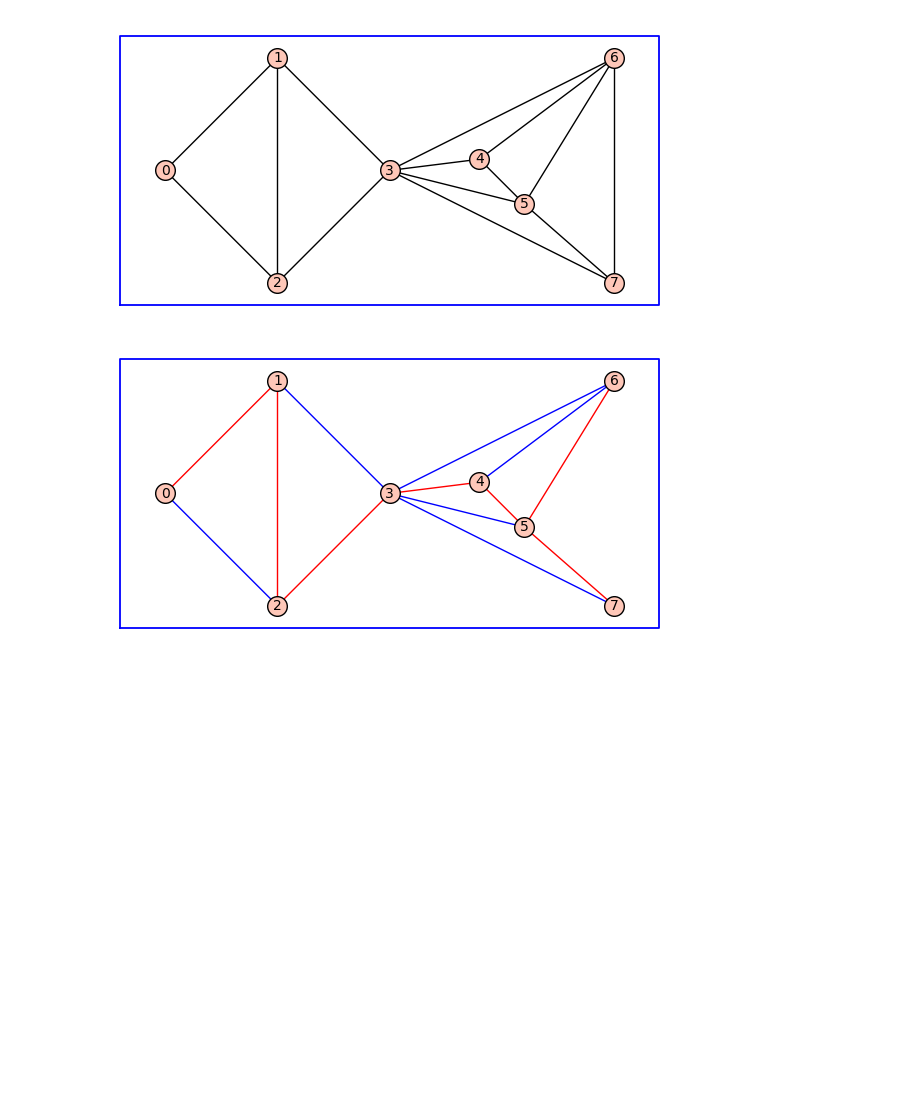
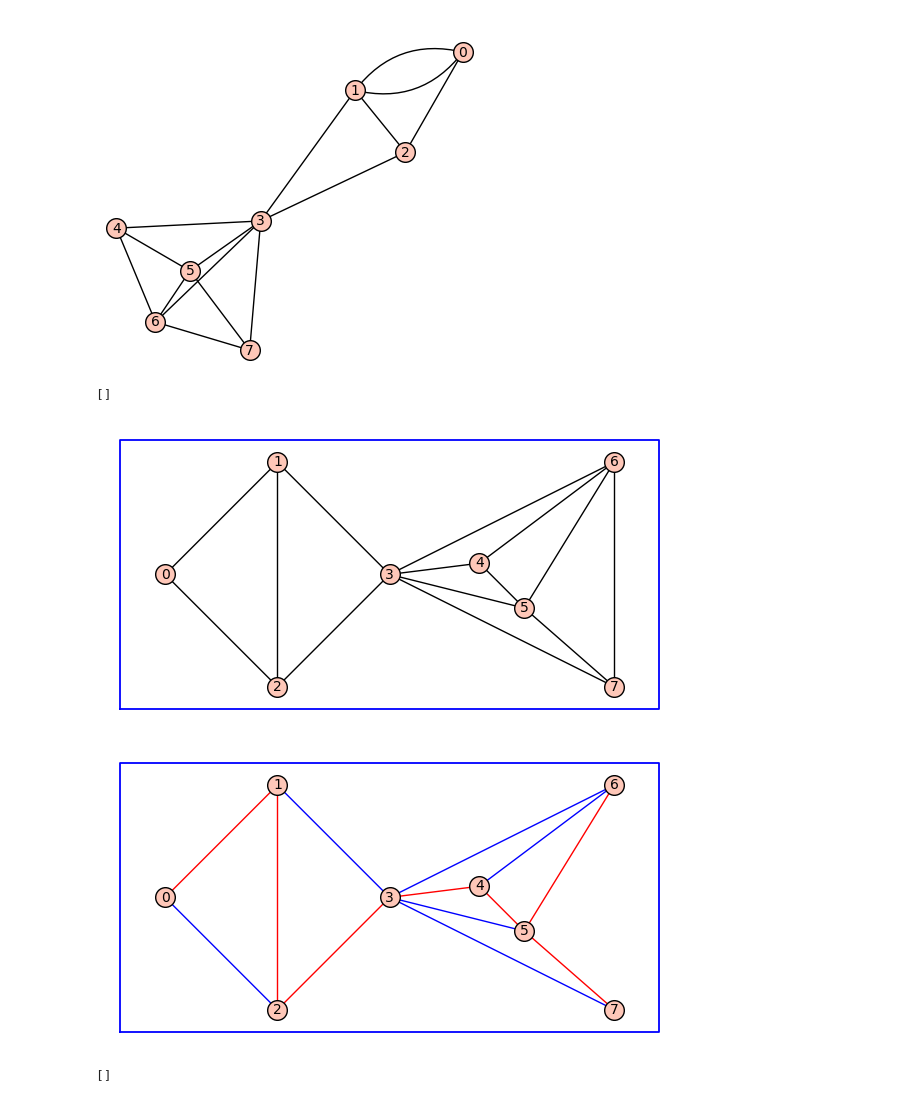
Before and after one commit to fk2601/kforest, a Jupyter notebook: kforest.ipynb, the cells around one changed output. Saved outputs shown, nothing was run; the diff lists cells and outputs as text; code cells hidden in the pictures; blank space fills up the shorter version.

Commit message:
find_top_clump

```diff
--- a/kforest.ipynb
+++ b/kforest.ipynb
@@ -74,20 +74,16 @@ def c((a,b,_), I):
     cycle = []
     tree = I.Trees[I.Treenumbers[a]]
     while a != b:
+        n = a if I.Levelordernumbers[a] > I.Levelordernumbers[b] else b
+        parent = tree.neighbors_in(n)[0]
+        if find(I.Disjointsets, parent) != find(I.Disjointsets, n):
+            cycle.append((parent, n, None))
+            union(I.Disjointsets, parent, n)
         if I.Levelordernumbers[a] > I.Levelordernumbers[b]:
-            parent = tree.neighbors_in(a)[0]
-            if find(I.Disjointsets, parent) != find(I.Disjointsets, a):
-                cycle.append((parent, a, None))
-                union(I.Disjointsets, parent, a)
             a = parent
         else:
-            parent = tree.neighbors_in(b)[0]
-            if find(I.Disjointsets, parent) != find(I.Disjointsets, b):
-                cycle.append((parent, b, None))
-                union(I.Disjointsets, parent, b)
             b = parent
 
-    #show(tree)
     return cycle
 # %%
 def start(Is):
@@ -136,6 +132,31 @@ def k_forest(g, k):
                     Is[i].G.delete_edge(f[:2] + (i,))
                 (f,i) = labels[f]
     return Is
+# %%
+def find_top_clump(g, k):
+    L = []
+    Is = k_forest(g, k)
+    B = Is[0].I() + Is[1].I()
+    BB = [B[0]]
+    for e in BB:
+        ee = e
+        gg = Graph(multiedges=True)
+        gg.add_edges(g.edges() + [ee])
+        show(gg)
+        Is = [IndependentSet(gg) for i in range(k)]
+        start(Is)
+        labels = {}
+        labels[e] = (e,-1)
+        (label, labels) = cyclic_scanning(ee, k, labels, Is)
+        if label == None:
+            L.append(e)
+    return L
+# %%
+L = find_top_clump(g, 2)
+print(L)
+# %% [output]
+[figure, added]
+[]
 # %%
 pos = {0:[0.0, 0.0], 1:[1.0, 1.0], 2:[1.0, -1.0], 3:[2.0, 0.0],
        4:[2.8, 0.1], 5:[3.2, -0.3], 6:[4.0, 1.0], 7:[4.0, -1.0]}
@@ -152,7 +173,10 @@ output.add_edges(l)
 p = output.plot(vertex_labels=True, graph_border=True,
            color_by_label={0:(1,0,0), 1:(0,0,1)}, pos=pos)
 p.show()
+
+
 #print(l)
 # %% [output]
 [figure]
 [figure]
+[]
```
Also changed, not shown: parts of 2 cells of this notebook.
